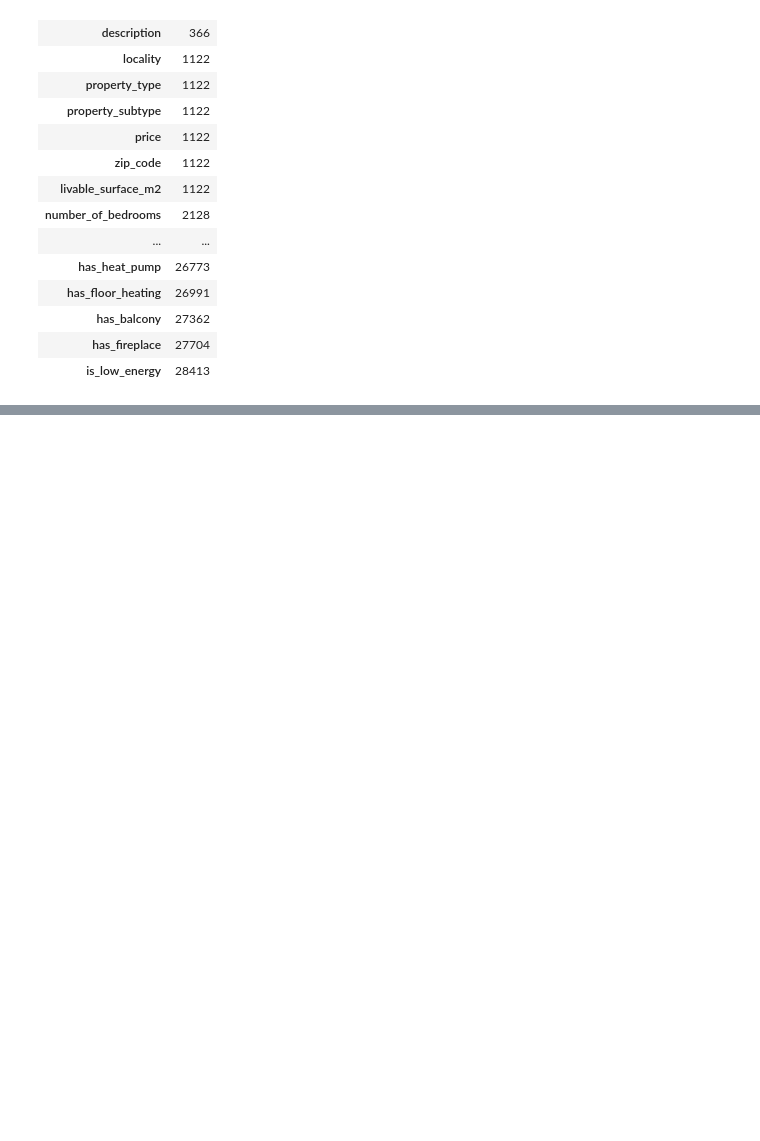
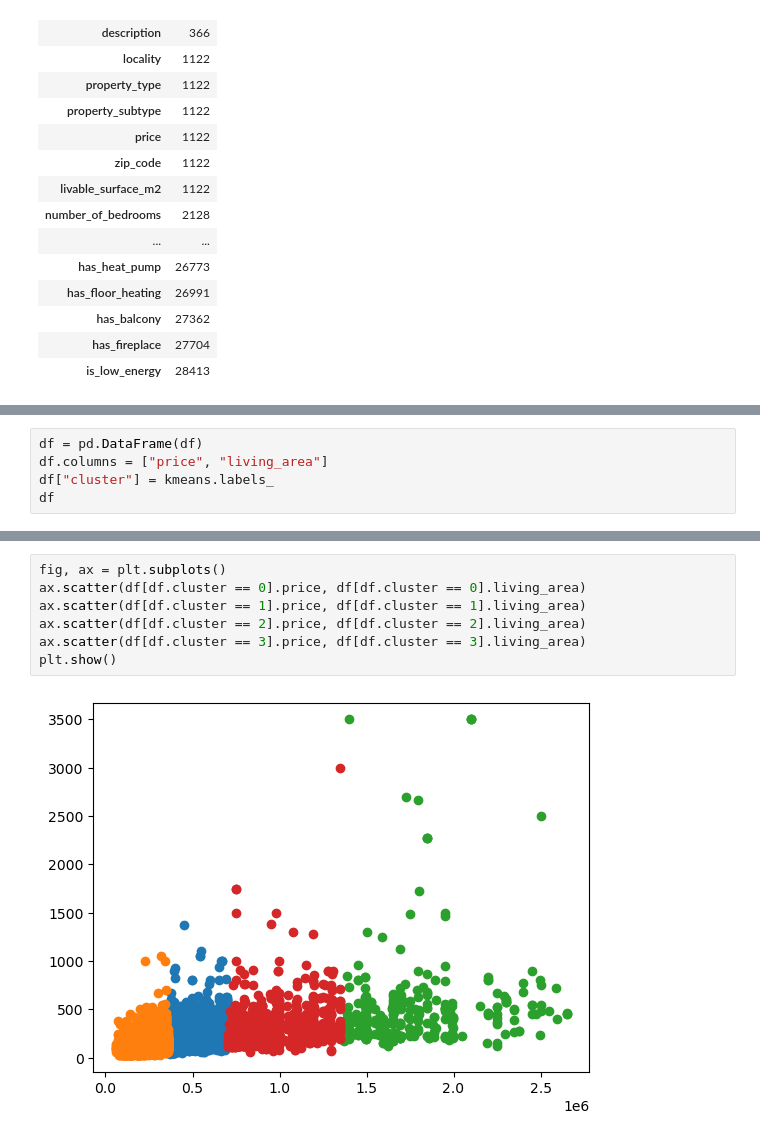
Before and after one commit to chainsoftruth/Belgium-House-Price-Forecast, a Jupyter notebook: Untitled.ipynb, the cells around one changed output, grey strips where cells are left out. Saved outputs shown, nothing was run; the diff lists cells and outputs as text; blank space fills up the shorter version.

```diff
--- a/Untitled.ipynb
+++ b/Untitled.ipynb
@@ -321,0 +403,5 @@ raw.isna().sum().sort_values().to_frame()
+# %%
+df = pd.DataFrame(df)
+df.columns = ["price", "living_area"]
+df["cluster"] = kmeans.labels_
+df
@@ -321,0 +422,9 @@ raw.isna().sum().sort_values().to_frame()
+# %%
+fig, ax = plt.subplots()
+ax.scatter(df[df.cluster == 0].price, df[df.cluster == 0].living_area)
+ax.scatter(df[df.cluster == 1].price, df[df.cluster == 1].living_area)
+ax.scatter(df[df.cluster == 2].price, df[df.cluster == 2].living_area)
+ax.scatter(df[df.cluster == 3].price, df[df.cluster == 3].living_area)
+plt.show()
+# %% [output]
+[figure, added]
```
Also changed, not shown: parts of 15 cells of this notebook, 6 other files.
